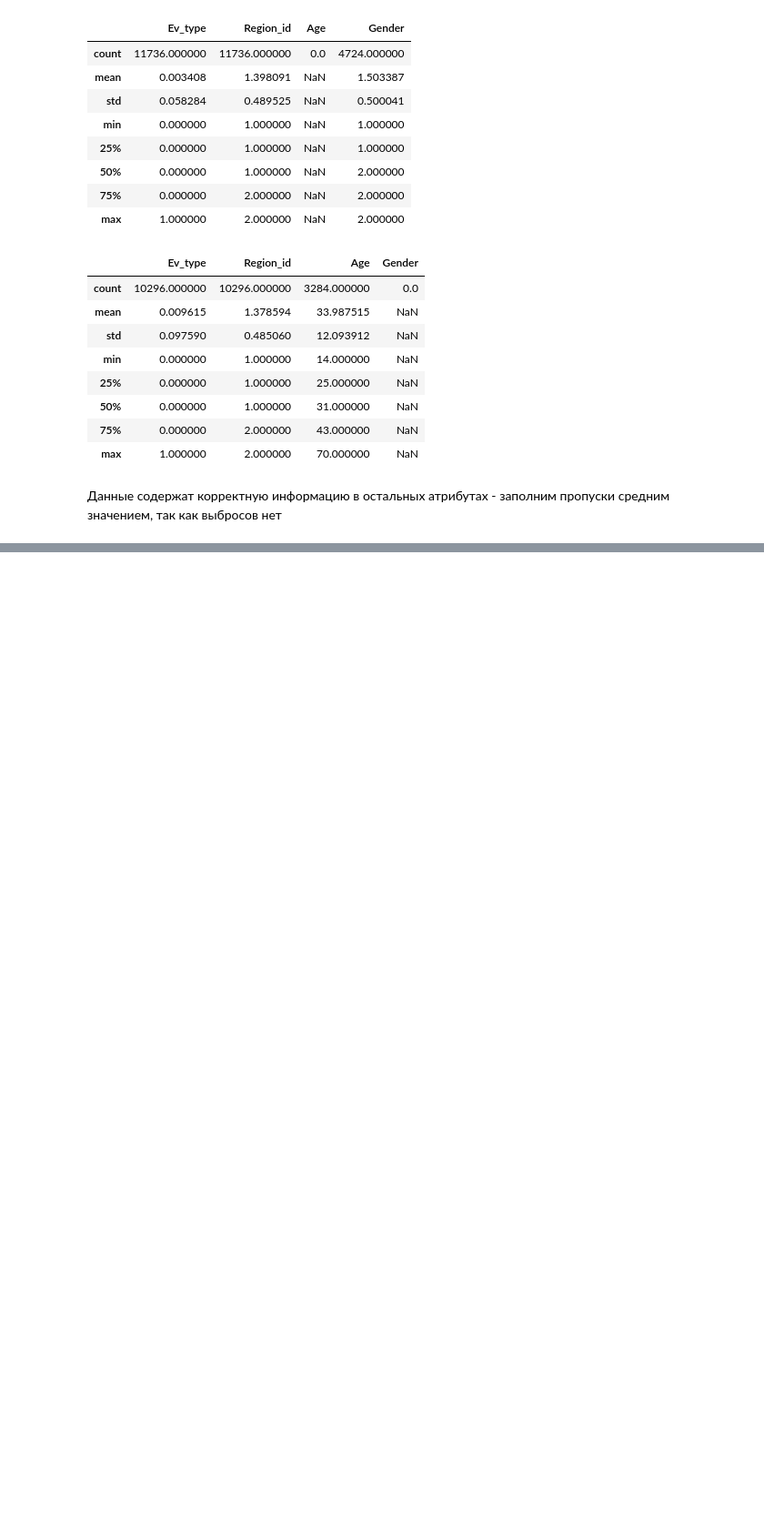
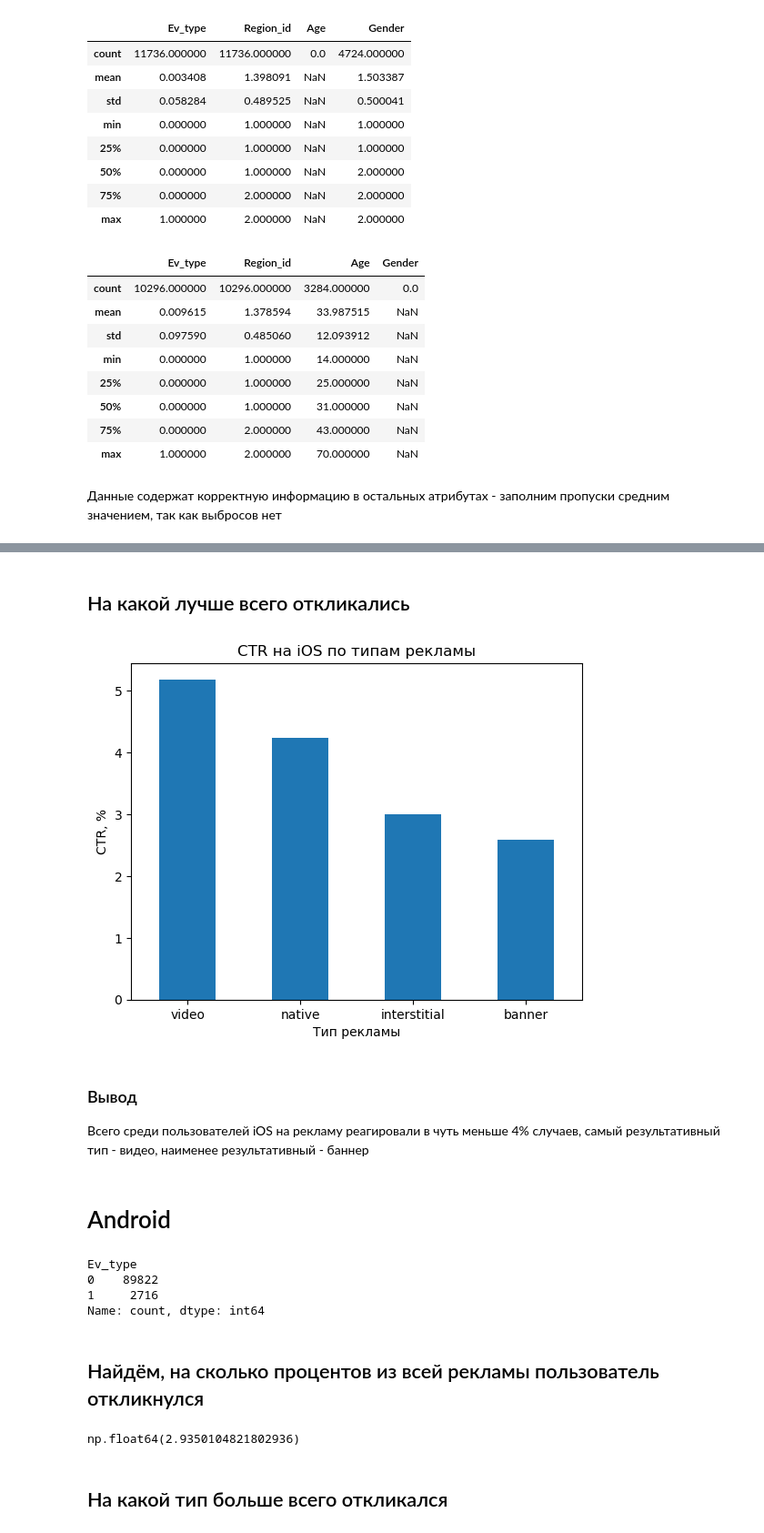
Before and after one commit to fazz0ne/it_funds, a Jupyter notebook: main.ipynb, the cells around one changed output, grey strips where cells are left out. Shown at 91% size. Cells and saved outputs as stored; diff of their text form; code cells hidden in the pictures; blank space fills up the shorter version.

```diff
--- a/main.ipynb
+++ b/main.ipynb
@@ -65,0 +122,19 @@ df['Gender'] = df['Gender'].fillna(df['Gender'].mean())
+# %% [markdown]
+## На какой лучше всего откликались
+# %%
+ctr_iOS = (iOS_df[iOS_df['Ev_type'] == 1].groupby('Adv_type').size()
+       / iOS_df[iOS_df['Ev_type'] == 0].groupby('Adv_type').size() * 100
+      ).sort_values(ascending=False)
+
+ctr_iOS.plot(kind='bar', rot=0)
+plt.title('CTR на iOS по типам рекламы')
+plt.xlabel('Тип рекламы')
+plt.ylabel('CTR, %')
+plt.show()
+# %% [output]
+[figure, added]
+# %% [markdown]
+### Вывод
+Всего среди пользователей iOS на рекламу реагировали в чуть меньше 4% случаев, самый результативный тип - видео, наименее результативный - баннер
+# %% [markdown]
+# Android
@@ -65,0 +143,16 @@ df['Gender'] = df['Gender'].fillna(df['Gender'].mean())
+# %%
+cnt_ads_android = Android_df['Ev_type'].value_counts()
+cnt_ads_android
+# %% [output]
+Ev_type
+0    89822
+1     2716
+Name: count, dtype: int64
+# %% [markdown]
+## Найдём, на сколько процентов из всей рекламы пользователь откликнулся
+# %%
+cnt_ads_android[1]/cnt_ads_android.sum()*100
+# %% [output]
+np.float64(2.9350104821802936)
+# %% [markdown]
+## На какой тип больше всего откликался
```
Also changed, not shown: parts of 34 cells of this notebook.
